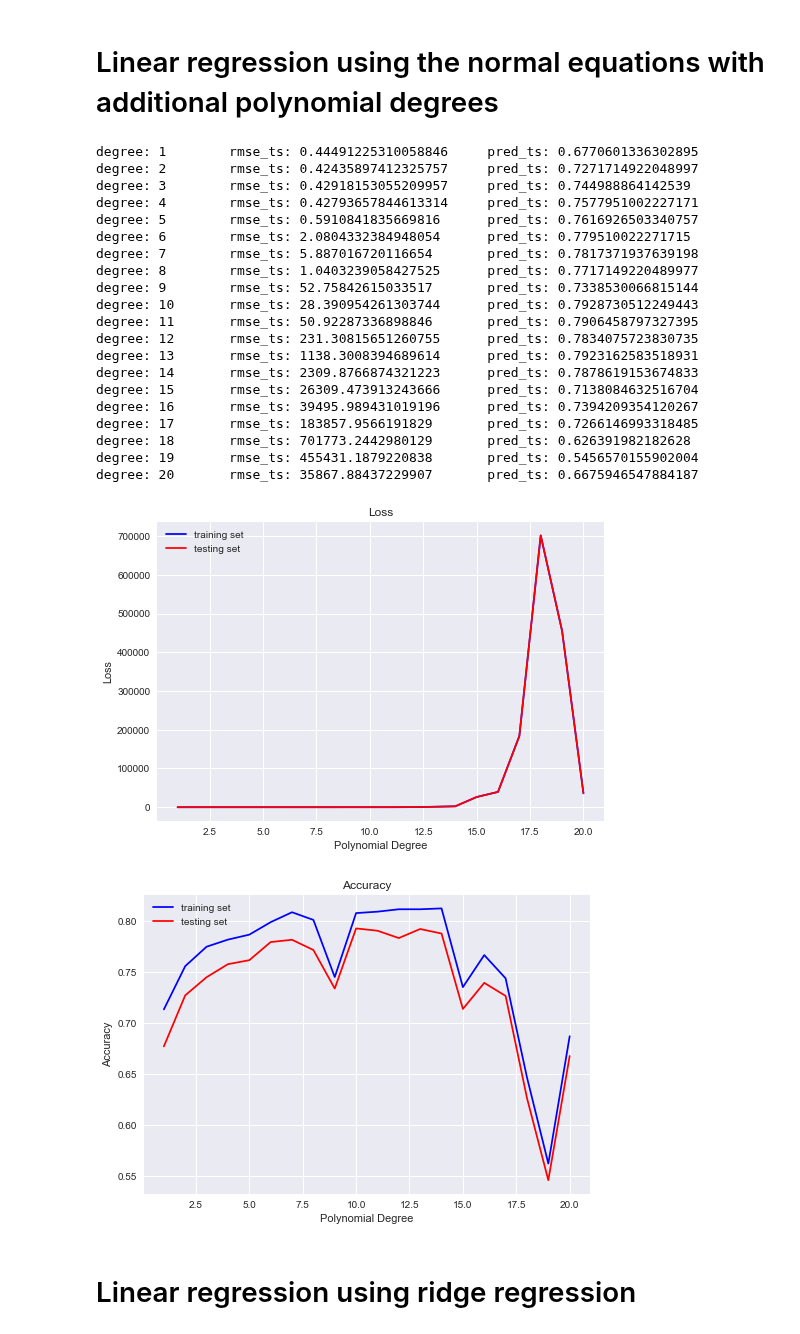
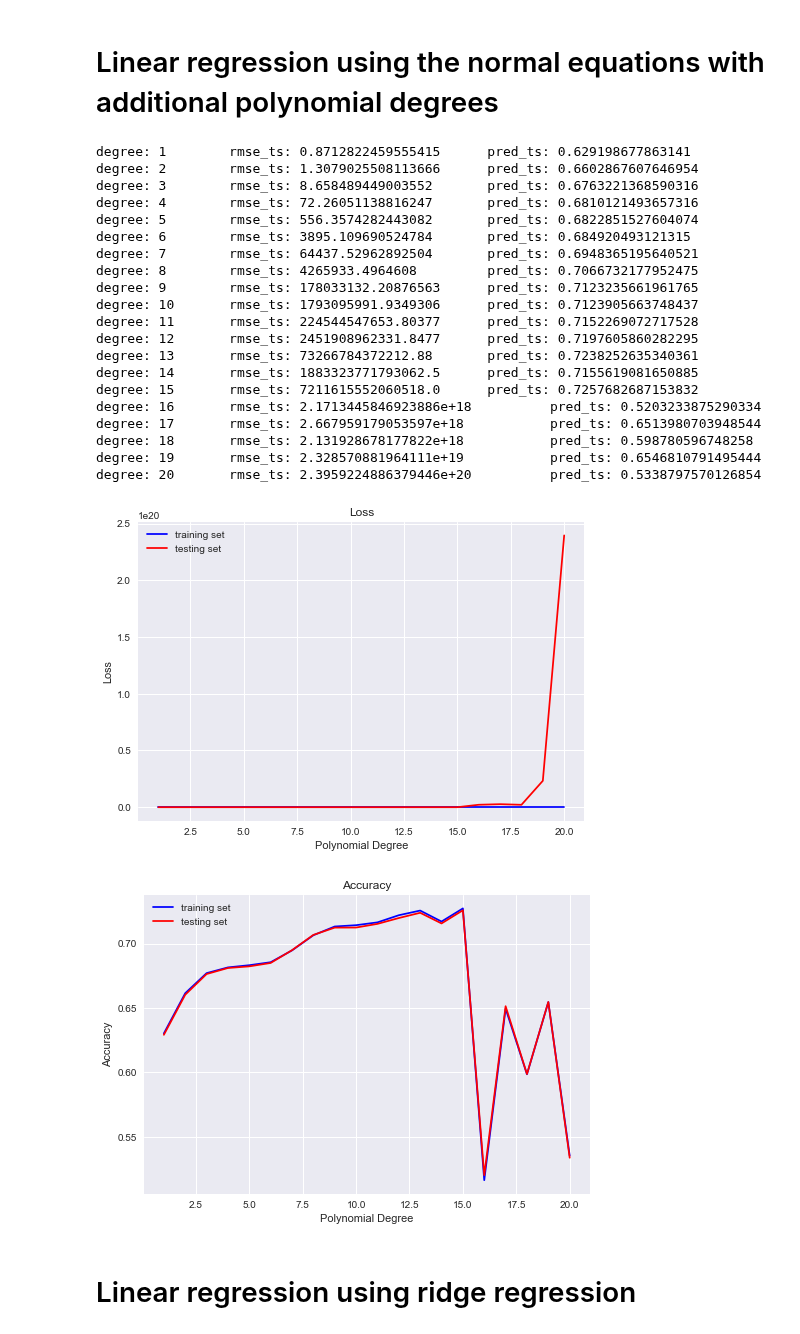
Before and after one commit to hhschede/machine_learning, a Jupyter notebook: project_1/main.ipynb, the cells around one changed output. Cells and saved outputs as stored; diff of their text form; code cells hidden in the pictures.

```diff
--- a/project_1/main.ipynb
+++ b/project_1/main.ipynb
@@ -34,7 +37,7 @@ ids_raw_portion = ids_raw[:10000]
 Data filtering and standardization
 ===
 # %%
-data_, labels, ids, idx_colrem = process_data(data_raw, labels_raw, ids_raw)
+data_, labels, ids, idx_colrem = process_data(data_raw, labels_raw, ids_raw, zero = False)
 data, means, variance = standardize(data_)
 # %% [output]
 The original dimensions of the training data set was 250000 samples and 30 columns. After feature and sample filtering, there are 223877 samples and 23 columns
@@ -154,7 +149,7 @@ for ind, degree in enumerate(degrees):
     X_test_poly = build_poly(X_test,degree)
     X_train_poly = build_poly(X_train,degree)
     w = least_squares(y_train, X_train_poly)
-    rmse_tr[ind] = (np.sqrt(2 * compute_loss(y_test, X_test_poly, w)))
+    rmse_tr[ind] = (np.sqrt(2 * compute_loss(y_train, X_train_poly, w)))
     pred_tr[ind] = pred_accuracy(predict_labels(w,X_train_poly),y_train)
 
     #test the model
@@ -162,55 +157,55 @@ for ind, degree in enumerate(degrees):
     rmse_ts[ind] = (np.sqrt(2 * compute_loss(y_test, X_test_poly, w)))
     pred_ts[ind] = (pred_accuracy(predict_labels(w, X_test_poly),y_test))
 
     # print the update
     print("degree: {d} \t rmse_ts: {a} \t  pred_ts: {b}".format(d = degree, a = rmse_ts[ind], b = pred_ts[ind]))
 
 
 
 
 # plot the loss
 plt.style.use('seaborn')
 plt.plot(degrees,rmse_tr, c='blue')
 plt.plot(degrees,rmse_ts, c='red')
 plt.title('Loss')
 plt.xlabel('Polynomial Degree')
 plt.ylabel('Loss')
 plt.legend(['training set', 'testing set'], loc='upper left')
 plt.show()
 
 
 #plot the accuracy
 plt.style.use('seaborn')
 plt.plot(degrees,pred_tr, c='blue')
 plt.plot(degrees,pred_ts, c='red')
 plt.title('Accuracy')
 plt.xlabel('Polynomial Degree')
 plt.ylabel('Accuracy')
 plt.legend(['training set', 'testing set'], loc='upper left')
 plt.show()
 # %% [output]
-degree: 1        rmse_ts: 0.44491225310058846     pred_ts: 0.6770601336302895
-degree: 2        rmse_ts: 0.42435897412325757     pred_ts: 0.7271714922048997
-degree: 3        rmse_ts: 0.42918153055209957     pred_ts: 0.744988864142539
-degree: 4        rmse_ts: 0.42793657844613314     pred_ts: 0.7577951002227171
-degree: 5        rmse_ts: 0.5910841835669816      pred_ts: 0.7616926503340757
-degree: 6        rmse_ts: 2.0804332384948054      pred_ts: 0.779510022271715
-degree: 7        rmse_ts: 5.887016720116654       pred_ts: 0.7817371937639198
-degree: 8        rmse_ts: 1.0403239058427525      pred_ts: 0.7717149220489977
-degree: 9        rmse_ts: 52.75842615033517       pred_ts: 0.7338530066815144
-degree: 10       rmse_ts: 28.390954261303744      pred_ts: 0.7928730512249443
-degree: 11       rmse_ts: 50.92287336898846       pred_ts: 0.7906458797327395
-degree: 12       rmse_ts: 231.30815651260755      pred_ts: 0.7834075723830735
-degree: 13       rmse_ts: 1138.3008394689614      pred_ts: 0.7923162583518931
-degree: 14       rmse_ts: 2309.8766874321223      pred_ts: 0.7878619153674833
-degree: 15       rmse_ts: 26309.473913243666      pred_ts: 0.7138084632516704
-degree: 16       rmse_ts: 39495.989431019196      pred_ts: 0.7394209354120267
-degree: 17       rmse_ts: 183857.9566191829       pred_ts: 0.7266146993318485
-degree: 18       rmse_ts: 701773.2442980129       pred_ts: 0.626391982182628
-degree: 19       rmse_ts: 455431.1879220838       pred_ts: 0.5456570155902004
-degree: 20       rmse_ts: 35867.88437229907       pred_ts: 0.6675946547884187
+degree: 1        rmse_ts: 0.8712822459555415      pred_ts: 0.629198677863141
+degree: 2        rmse_ts: 1.3079025508113666      pred_ts: 0.6602867607646954
+degree: 3        rmse_ts: 8.658489449003552       pred_ts: 0.6763221368590316
+degree: 4        rmse_ts: 72.26051138816247       pred_ts: 0.6810121493657316
+degree: 5        rmse_ts: 556.3574282443082       pred_ts: 0.6822851527604074
+degree: 6        rmse_ts: 3895.109690524784       pred_ts: 0.684920493121315
+degree: 7        rmse_ts: 64437.52962892504       pred_ts: 0.6948365195640521
+degree: 8        rmse_ts: 4265933.4964608         pred_ts: 0.7066732177952475
+degree: 9        rmse_ts: 178033132.20876563      pred_ts: 0.7123235661961765
+degree: 10       rmse_ts: 1793095991.9349306      pred_ts: 0.7123905663748437
+degree: 11       rmse_ts: 224544547653.80377      pred_ts: 0.7152269072717528
+degree: 12       rmse_ts: 2451908962331.8477      pred_ts: 0.7197605860282295
+degree: 13       rmse_ts: 73266784372212.88       pred_ts: 0.7238252635340361
+degree: 14       rmse_ts: 1883323771793062.5      pred_ts: 0.7155619081650885
+degree: 15       rmse_ts: 7211615552060518.0      pred_ts: 0.7257682687153832
+degree: 16       rmse_ts: 2.1713445846923886e+18          pred_ts: 0.5203233875290334
+degree: 17       rmse_ts: 2.667959179053597e+18           pred_ts: 0.6513980703948544
+degree: 18       rmse_ts: 2.131928678177822e+18           pred_ts: 0.598780596748258
+degree: 19       rmse_ts: 2.328570881964111e+19           pred_ts: 0.6546810791495444
+degree: 20       rmse_ts: 2.3959224886379446e+20          pred_ts: 0.5338797570126854
-[figure, old version]
+[figure, new version]
-[figure, old version]
+[figure, new version]
 # %% [markdown]
 Linear regression using ridge regression
 ===
```
Also changed, not shown: parts of 16 cells of this notebook, 4 other files.
